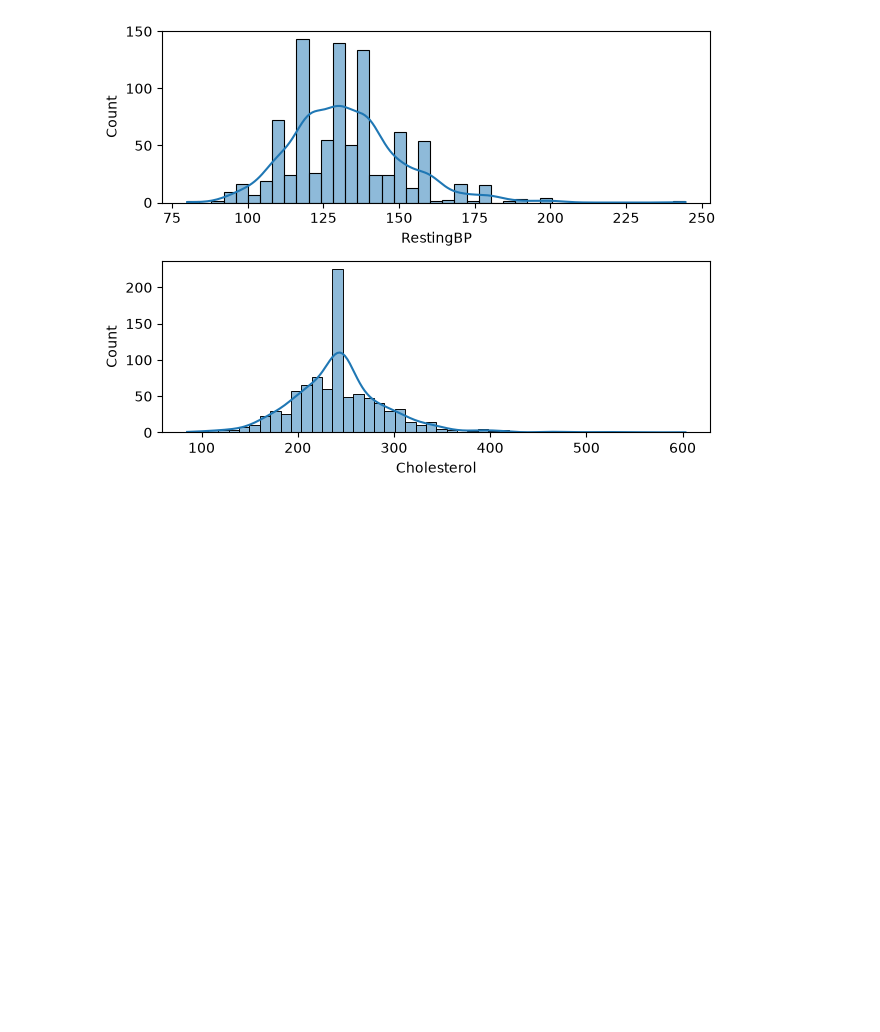
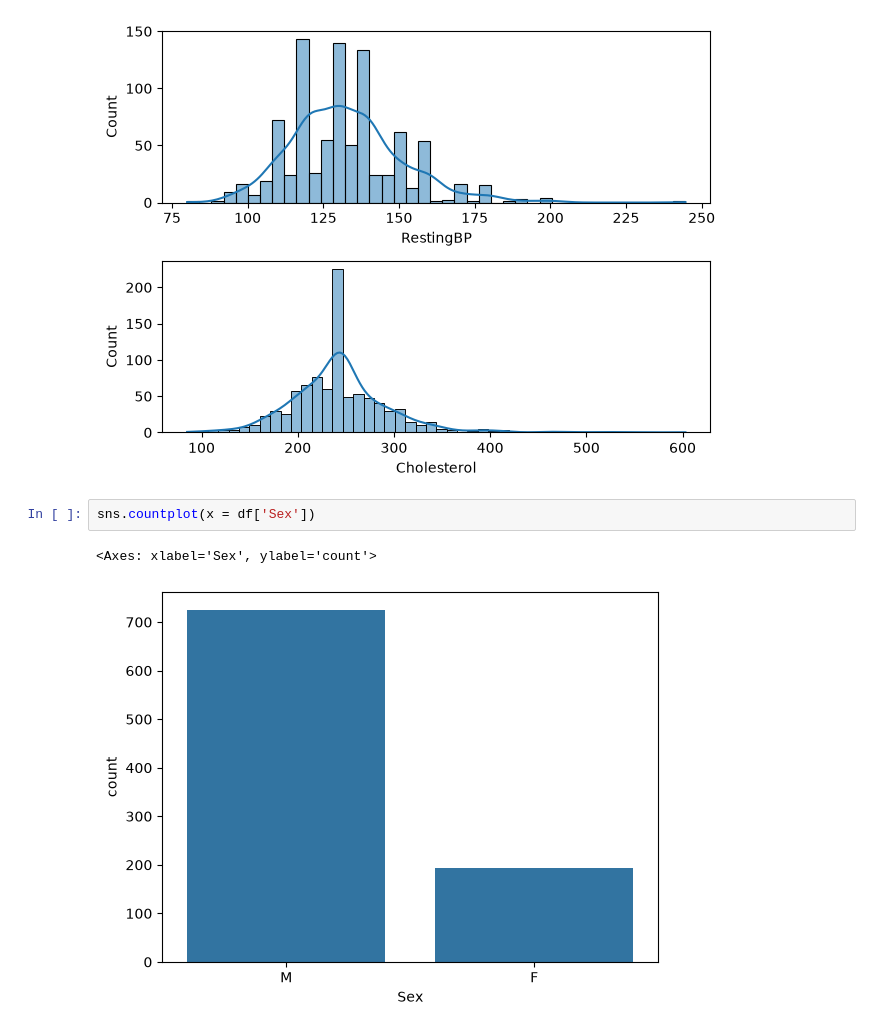
Before and after one commit to praful011-nep/ML-Playground, a Jupyter notebook: Machine Learning/ML Foundation/heart.ipynb, the cells around one changed output. Saved outputs shown, nothing was run; the diff lists cells and outputs as text; blank space fills up the shorter version.

```diff
--- a/Machine Learning/ML Foundation/heart.ipynb
+++ b/Machine Learning/ML Foundation/heart.ipynb
@@ -178,3 +178,8 @@ clean_plotting("Cholesterol",2)
 plt.tight_layout()
 # %% [output]
 [figure]
+# %%
+sns.countplot(x = df['Sex'])
+# %% [output]
+<Axes: xlabel='Sex', ylabel='count'>
+[figure, added]
```
Also changed, not shown: parts of 2 cells of this notebook.
